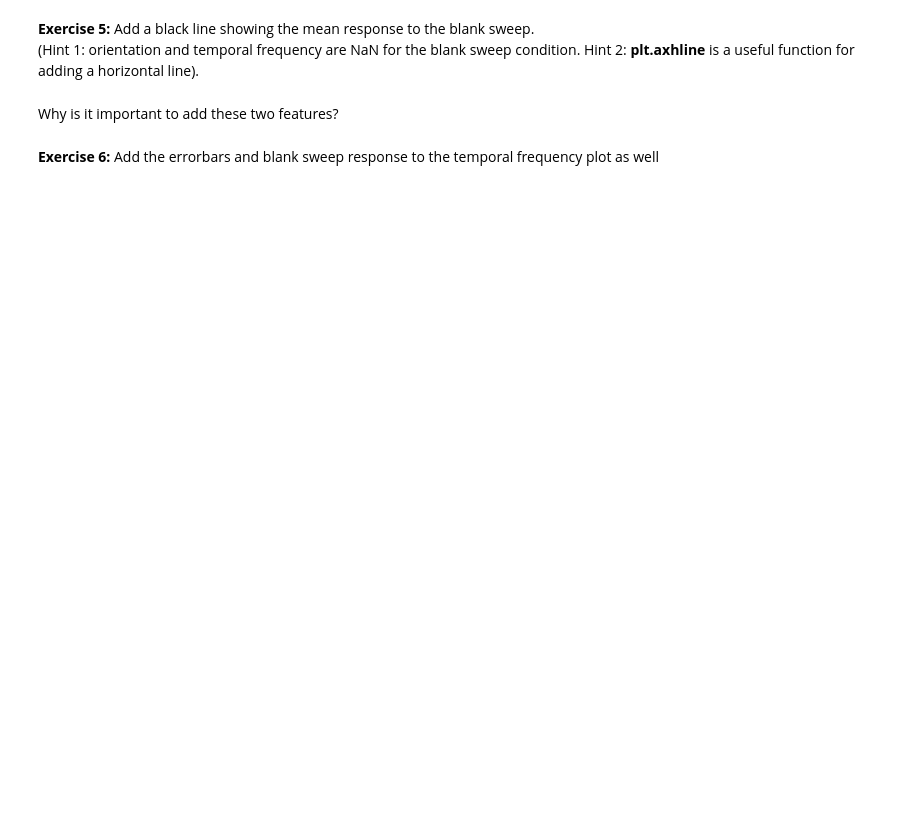
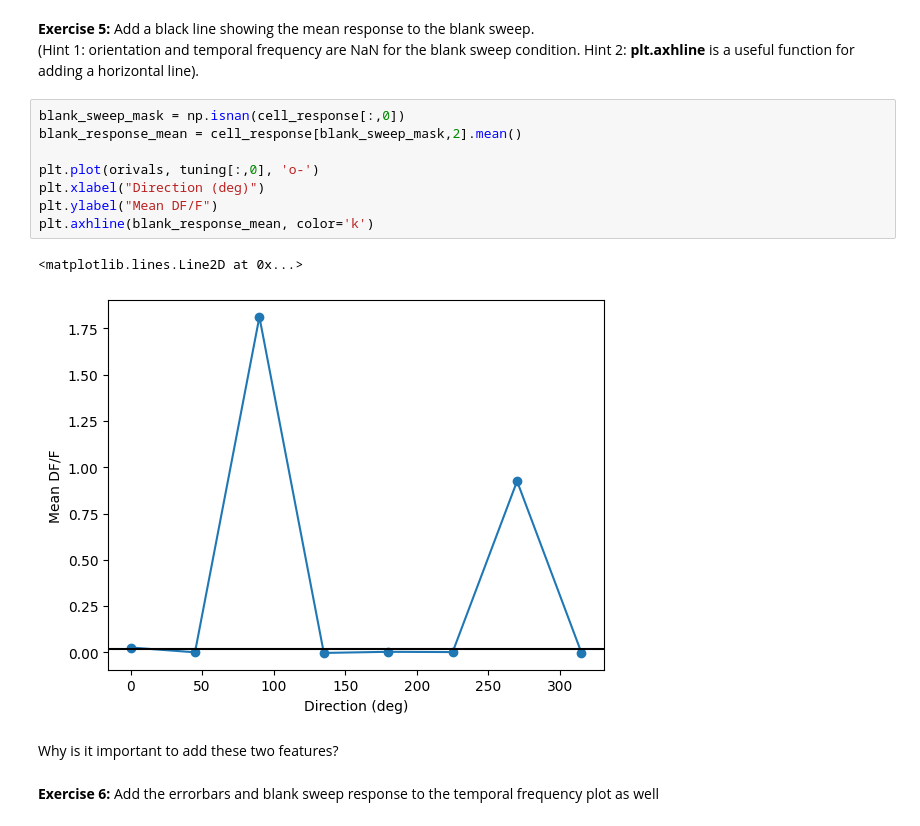
Before and after one commit to mahagueheme-Lesly/TReND-CaMinA, a Jupyter notebook: notebooks/Zambia25/07-to-10-Mon-toThu-AllenTutorial/Session_2_Tuning_Curves.ipynb, the cells around one changed output. Drawn from its saved outputs; the diff is of its cells as text; blank space fills up the shorter version.

```diff
--- a/notebooks/Zambia25/07-to-10-Mon-toThu-AllenTutorial/Session_2_Tuning_Curves.ipynb
+++ b/notebooks/Zambia25/07-to-10-Mon-toThu-AllenTutorial/Session_2_Tuning_Curves.ipynb
@@ -374,6 +419,17 @@ plt.errorbar(tfvals, tuning_tf[:,0], yerr=tuning_tf[:,1])
 # %% [markdown]
 **Exercise 5:** Add a black line showing the mean response to the blank sweep.
 <br>(Hint 1: orientation and temporal frequency are NaN for the blank sweep condition.  Hint 2: <b>plt.axhline</b> is a useful function for adding a horizontal line).
+# %%
+blank_sweep_mask = np.isnan(cell_response[:,0])
+blank_response_mean = cell_response[blank_sweep_mask,2].mean()
+
+plt.plot(orivals, tuning[:,0], 'o-')
+plt.xlabel("Direction (deg)")
+plt.ylabel("Mean DF/F")
+plt.axhline(blank_response_mean, color='k')
+# %% [output]
+<matplotlib.lines.Line2D at 0x...>
+[figure, added]
 # %% [markdown]
 Why is it important to add these two features?
 # %% [markdown]
```
Also changed, not shown: parts of 11 cells of this notebook.
